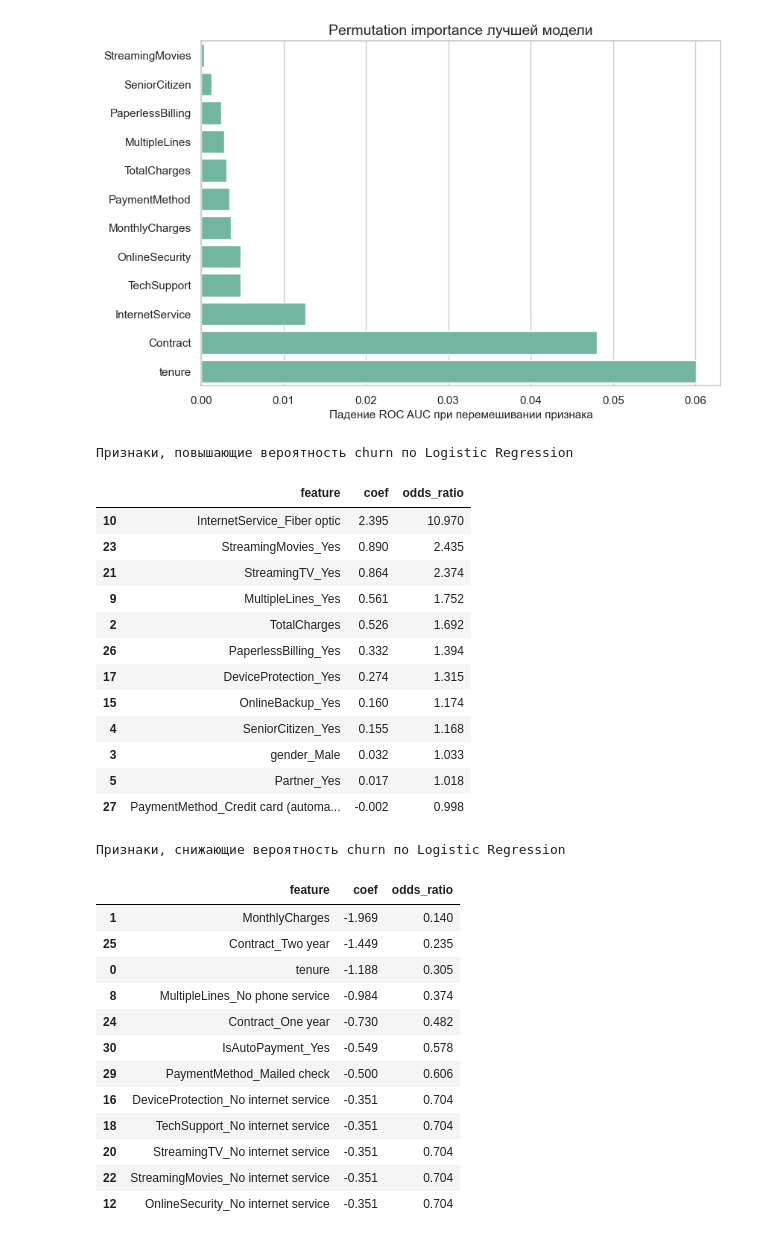
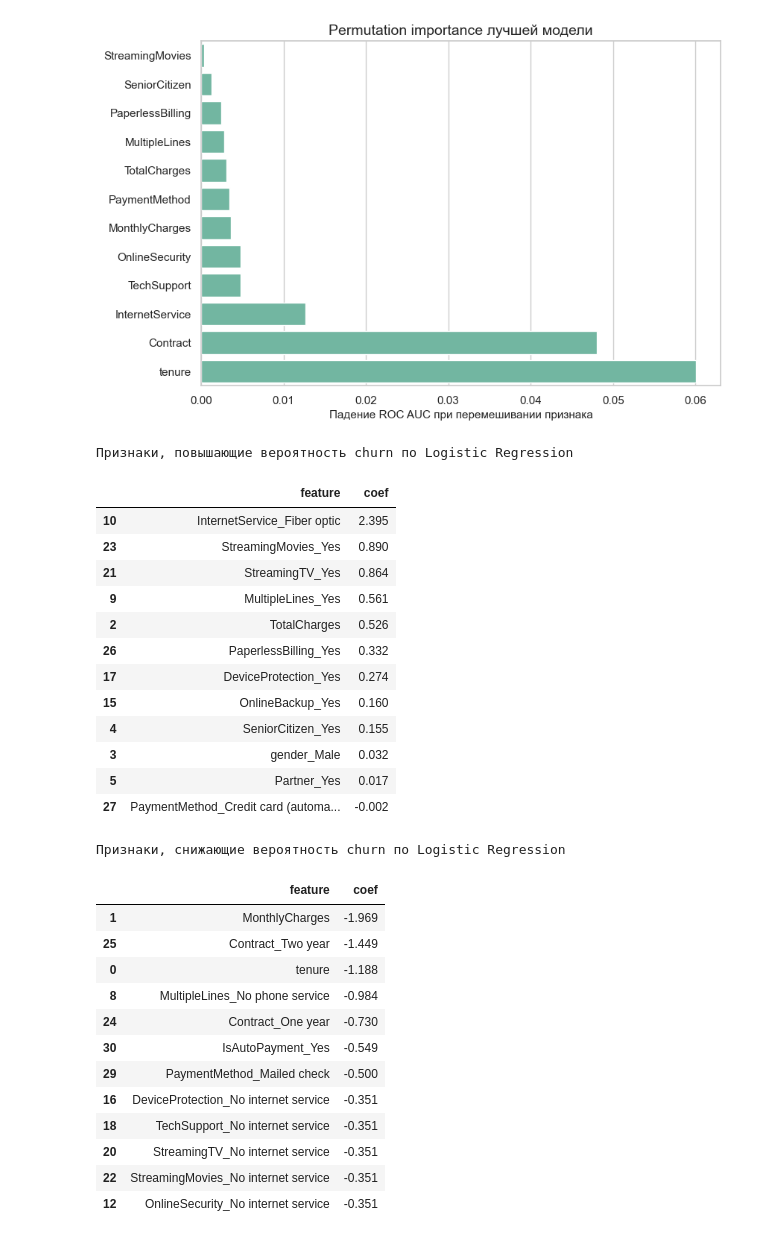
Before and after one commit to kuriuxe/ChurnPrediction, a Jupyter notebook: Churn_Prediction.ipynb, the cells around one changed output. Saved outputs shown, nothing was run; the diff lists cells and outputs as text; code cells hidden in the pictures.

```diff
--- a/Churn_Prediction.ipynb
+++ b/Churn_Prediction.ipynb
@@ -580,50 +566,49 @@ plt.show()
 # %%
 logreg_model = logreg_grid.best_estimator_
 feature_names = logreg_model.named_steps["preprocess"].get_feature_names_out()
 coefs = logreg_model.named_steps["model"].coef_[0]
 coef_table = (
     pd.DataFrame({
         "feature": feature_names,
         "coef": coefs,
-        "odds_ratio": np.exp(coefs),
     })
     .sort_values("coef", ascending=False)
 )
 
 print("Признаки, повышающие вероятность churn по Logistic Regression")
 display(coef_table.head(12).round(3))
 
 print("Признаки, снижающие вероятность churn по Logistic Regression")
 display(coef_table.tail(12).sort_values("coef").round(3))
 # %% [output]
 Признаки, повышающие вероятность churn по Logistic Regression
-|  | feature | coef | odds_ratio |
-| 10 | InternetService_Fiber optic | 2.395 | 10.970 |
-| 23 | StreamingMovies_Yes | 0.890 | 2.435 |
-| 21 | StreamingTV_Yes | 0.864 | 2.374 |
-| 9 | MultipleLines_Yes | 0.561 | 1.752 |
-| 2 | TotalCharges | 0.526 | 1.692 |
-| 26 | PaperlessBilling_Yes | 0.332 | 1.394 |
-| 17 | DeviceProtection_Yes | 0.274 | 1.315 |
-| 15 | OnlineBackup_Yes | 0.160 | 1.174 |
-| 4 | SeniorCitizen_Yes | 0.155 | 1.168 |
-| 3 | gender_Male | 0.032 | 1.033 |
-| 5 | Partner_Yes | 0.017 | 1.018 |
-| 27 | PaymentMethod_Credit card (automa... | -0.002 | 0.998 |
+|  | feature | coef |
+| 10 | InternetService_Fiber optic | 2.395 |
+| 23 | StreamingMovies_Yes | 0.890 |
+| 21 | StreamingTV_Yes | 0.864 |
+| 9 | MultipleLines_Yes | 0.561 |
+| 2 | TotalCharges | 0.526 |
+| 26 | PaperlessBilling_Yes | 0.332 |
+| 17 | DeviceProtection_Yes | 0.274 |
+| 15 | OnlineBackup_Yes | 0.160 |
+| 4 | SeniorCitizen_Yes | 0.155 |
+| 3 | gender_Male | 0.032 |
+| 5 | Partner_Yes | 0.017 |
+| 27 | PaymentMethod_Credit card (automa... | -0.002 |
 Признаки, снижающие вероятность churn по Logistic Regression
-|  | feature | coef | odds_ratio |
-| 1 | MonthlyCharges | -1.969 | 0.140 |
-| 25 | Contract_Two year | -1.449 | 0.235 |
-| 0 | tenure | -1.188 | 0.305 |
-| 8 | MultipleLines_No phone service | -0.984 | 0.374 |
-| 24 | Contract_One year | -0.730 | 0.482 |
-| 30 | IsAutoPayment_Yes | -0.549 | 0.578 |
-| 29 | PaymentMethod_Mailed check | -0.500 | 0.606 |
-| 16 | DeviceProtection_No internet service | -0.351 | 0.704 |
-| 18 | TechSupport_No internet service | -0.351 | 0.704 |
-| 20 | StreamingTV_No internet service | -0.351 | 0.704 |
-| 22 | StreamingMovies_No internet service | -0.351 | 0.704 |
-| 12 | OnlineSecurity_No internet service | -0.351 | 0.704 |
+|  | feature | coef |
+| 1 | MonthlyCharges | -1.969 |
+| 25 | Contract_Two year | -1.449 |
+| 0 | tenure | -1.188 |
+| 8 | MultipleLines_No phone service | -0.984 |
+| 24 | Contract_One year | -0.730 |
+| 30 | IsAutoPayment_Yes | -0.549 |
+| 29 | PaymentMethod_Mailed check | -0.500 |
+| 16 | DeviceProtection_No internet service | -0.351 |
+| 18 | TechSupport_No internet service | -0.351 |
+| 20 | StreamingTV_No internet service | -0.351 |
+| 22 | StreamingMovies_No internet service | -0.351 |
+| 12 | OnlineSecurity_No internet service | -0.351 |
 # %% [markdown]
 ### Главные факторы оттока
 
```
Also changed, not shown: parts of 12 cells of this notebook, 1 other file.
